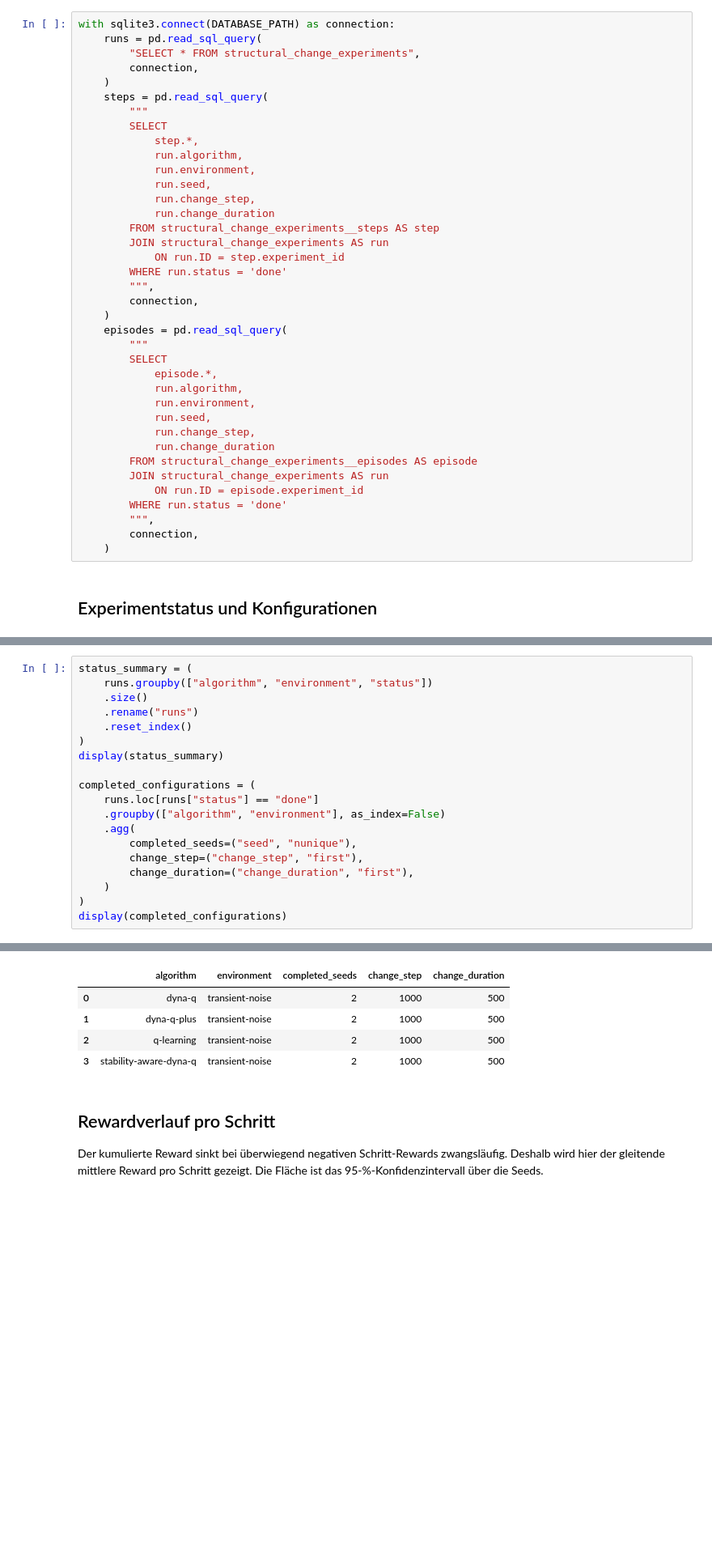
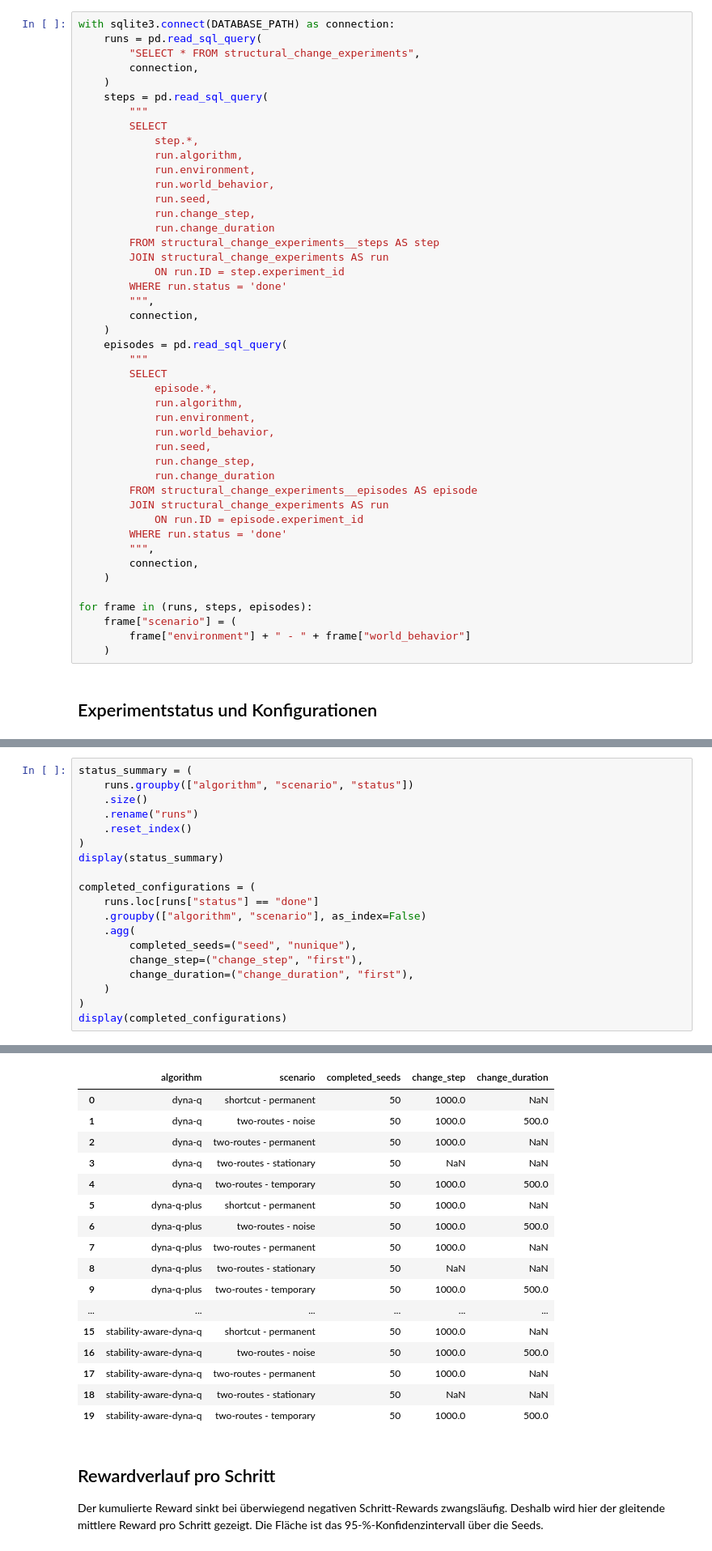
Before and after one commit to MerlinRoechert/structural-change-dyna-q, a Jupyter notebook: analysis/notebook/experiment_analysis.ipynb, the cells around one changed output, grey strips where cells are left out. Shown at 81% size. Saved outputs shown, nothing was run; the diff lists cells and outputs as text; blank space fills up the shorter version.

```diff
--- a/analysis/notebook/experiment_analysis.ipynb
+++ b/analysis/notebook/experiment_analysis.ipynb
@@ -45,6 +58,7 @@ with sqlite3.connect(DATABASE_PATH) as connection:
             step.*,
             run.algorithm,
             run.environment,
+            run.world_behavior,
             run.seed,
             run.change_step,
             run.change_duration
@@ -61,6 +75,7 @@ with sqlite3.connect(DATABASE_PATH) as connection:
             episode.*,
             run.algorithm,
             run.environment,
+            run.world_behavior,
             run.seed,
             run.change_step,
             run.change_duration
@@ -71,5 +86,10 @@ with sqlite3.connect(DATABASE_PATH) as connection:
         """,
         connection,
     )
+
+for frame in (runs, steps, episodes):
+    frame["scenario"] = (
+        frame["environment"] + " - " + frame["world_behavior"]
+    )
 # %% [markdown]
 ## Experimentstatus und Konfigurationen
@@ -117,6 +96,6 @@ print(f"{cursor.rowcount} Experimente gelöscht.")
 # %%
 status_summary = (
-    runs.groupby(["algorithm", "environment", "status"])
+    runs.groupby(["algorithm", "scenario", "status"])
     .size()
     .rename("runs")
     .reset_index()
@@ -125,7 +104,7 @@ display(status_summary)
 
 completed_configurations = (
     runs.loc[runs["status"] == "done"]
-    .groupby(["algorithm", "environment"], as_index=False)
+    .groupby(["algorithm", "scenario"], as_index=False)
     .agg(
         completed_seeds=("seed", "nunique"),
         change_step=("change_step", "first"),
@@ -142,8 +133,20 @@ display(completed_configurations)
-|  | algorithm | environment | completed_seeds | change_step | change_duration |
-| 0 | dyna-q | transient-noise | 2 | 1000 | 500 |
-| 1 | dyna-q-plus | transient-noise | 2 | 1000 | 500 |
-| 2 | q-learning | transient-noise | 2 | 1000 | 500 |
-| 3 | stability-aware-dyna-q | transient-noise | 2 | 1000 | 500 |
+|  | algorithm | scenario | completed_seeds | change_step | change_duration |
+| 0 | dyna-q | shortcut - permanent | 50 | 1000.0 | NaN |
+| 1 | dyna-q | two-routes - noise | 50 | 1000.0 | 500.0 |
+| 2 | dyna-q | two-routes - permanent | 50 | 1000.0 | NaN |
+| 3 | dyna-q | two-routes - stationary | 50 | NaN | NaN |
+| 4 | dyna-q | two-routes - temporary | 50 | 1000.0 | 500.0 |
+| 5 | dyna-q-plus | shortcut - permanent | 50 | 1000.0 | NaN |
+| 6 | dyna-q-plus | two-routes - noise | 50 | 1000.0 | 500.0 |
+| 7 | dyna-q-plus | two-routes - permanent | 50 | 1000.0 | NaN |
+| 8 | dyna-q-plus | two-routes - stationary | 50 | NaN | NaN |
+| 9 | dyna-q-plus | two-routes - temporary | 50 | 1000.0 | 500.0 |
+| ... | ... | ... | ... | ... | ... |
+| 15 | stability-aware-dyna-q | shortcut - permanent | 50 | 1000.0 | NaN |
+| 16 | stability-aware-dyna-q | two-routes - noise | 50 | 1000.0 | 500.0 |
+| 17 | stability-aware-dyna-q | two-routes - permanent | 50 | 1000.0 | NaN |
+| 18 | stability-aware-dyna-q | two-routes - stationary | 50 | NaN | NaN |
+| 19 | stability-aware-dyna-q | two-routes - temporary | 50 | 1000.0 | 500.0 |
 # %% [markdown]
 ## Rewardverlauf pro Schritt
 
```
Also changed, not shown: parts of 17 cells of this notebook, 17 other files.
